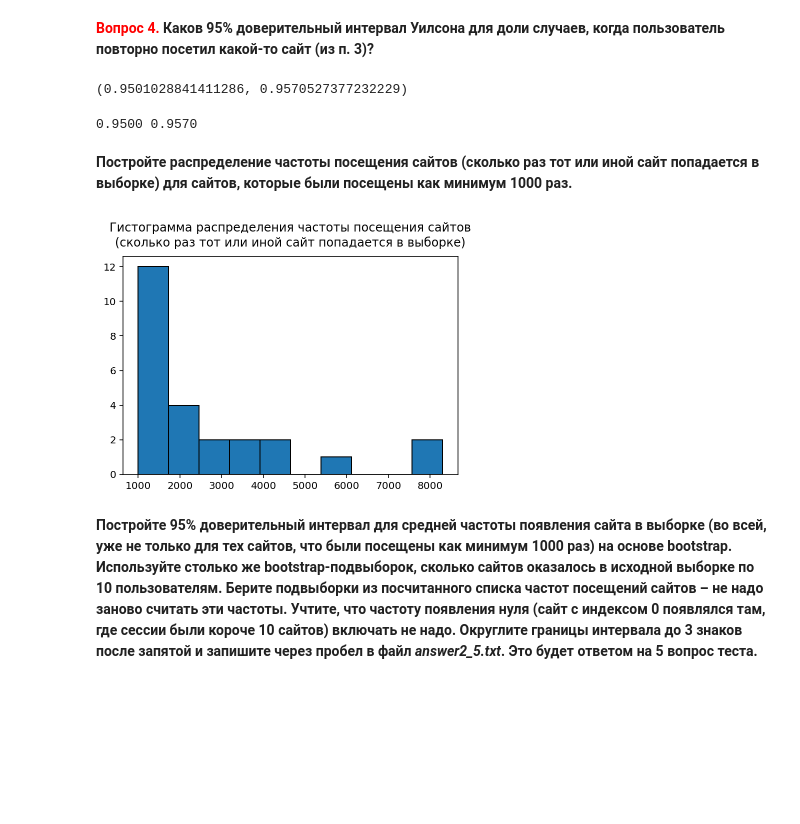
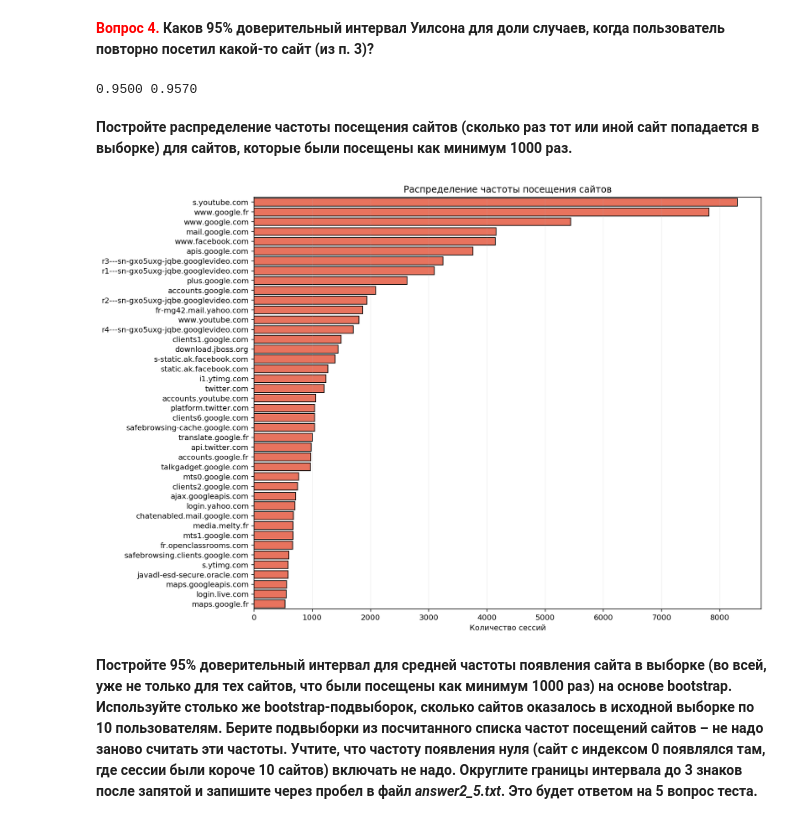
Before and after one commit to armavox/mldaspec, a Jupyter notebook: capstone/project_alice/week2_analysis_hypotheses.ipynb, the cells around one changed output. Saved outputs shown, nothing was run; the diff lists cells and outputs as text; code cells hidden in the pictures; blank space fills up the shorter version.

```diff
--- a/capstone/project_alice/week2_analysis_hypotheses.ipynb
+++ b/capstone/project_alice/week2_analysis_hypotheses.ipynb
@@ -387,14 +380,11 @@ psts.proportions_ztest(has_two_similar.sum(), len(has_two_similar), value=0.95,
 # %%
 wilson_interval = psts.proportion_confint(has_two_similar.sum(), len(has_two_similar),
                                           method='wilson')
-wilson_interval
+
+print('{:.4f} {:.4f}'.format(round(wilson_interval[0], 3),
+                              round(wilson_interval[1], 3)))
 # %% [output]
-(0.9501028841411286, 0.9570527377232229)
+0.9500 0.9570
-# %%
-print('{:.4f} {:.4f}'.format(round(wilson_interval[0], 3),
-                                   round(wilson_interval[1], 3)))
-# %% [output]
-0.9500 0.9570
 # %% [markdown]
 **Постройте распределение частоты посещения сайтов (сколько раз тот или иной сайт попадается в выборке) для сайтов, которые были посещены как минимум 1000 раз.**
 # %%
@@ -402,11 +392,16 @@ with open('data/site_freq_10users.pkl', 'rb') as f_in:
     site_freqs = pickle.load(f_in)
 site_freq_df = pd.DataFrame(site_freqs).T
 site_freq_df.columns = (['site_id', 'freq'])
-top_site_freq_df = site_freq_df[site_freq_df.freq >= 1000]
-top_site_freq_df.freq.hist(grid=False)
-plt.title('Гистограмма распределения частоты посещения сайтов\n(сколько раз тот или иной сайт попадается в выборке)', y=1.02);
+top_site_freq_df = site_freq_df[site_freq_df.freq >= 500]
-# %% [output]
-[figure, removed]
+# %%
+plt.figure(figsize=(12,10))
+s = sns.barplot(top_site_freq_df.freq, top_site_freq_df.index, color='tomato', orient='h')
+# s.set_xticklabels(s.get_xticklabels(), rotation=90)
+s.set_title('Распределение частоты посещения сайтов')
+s.set_xlabel('Количество сессий')
+s.grid(True, axis='x', alpha=.2);
+# %% [output]
+[figure, added]
 # %% [markdown]
 **Постройте 95% доверительный интервал для средней частоты появления сайта в выборке (во всей, уже не только для тех сайтов, что были посещены как минимум 1000 раз) на основе bootstrap. Используйте столько же bootstrap-подвыборок, сколько сайтов оказалось в исходной выборке по 10 пользователям. Берите подвыборки из посчитанного списка частот посещений сайтов – не надо заново считать эти частоты. Учтите, что частоту появления нуля (сайт с индексом 0 появлялся там, где сессии были короче 10 сайтов) включать не надо. Округлите границы интервала до 3 знаков после запятой и запишите через пробел в файл *answer2_5.txt*. Это будет ответом на 5 вопрос теста.**
 # %% [markdown]
```
Also changed, not shown: parts of 6 cells of this notebook, 2 other files.
